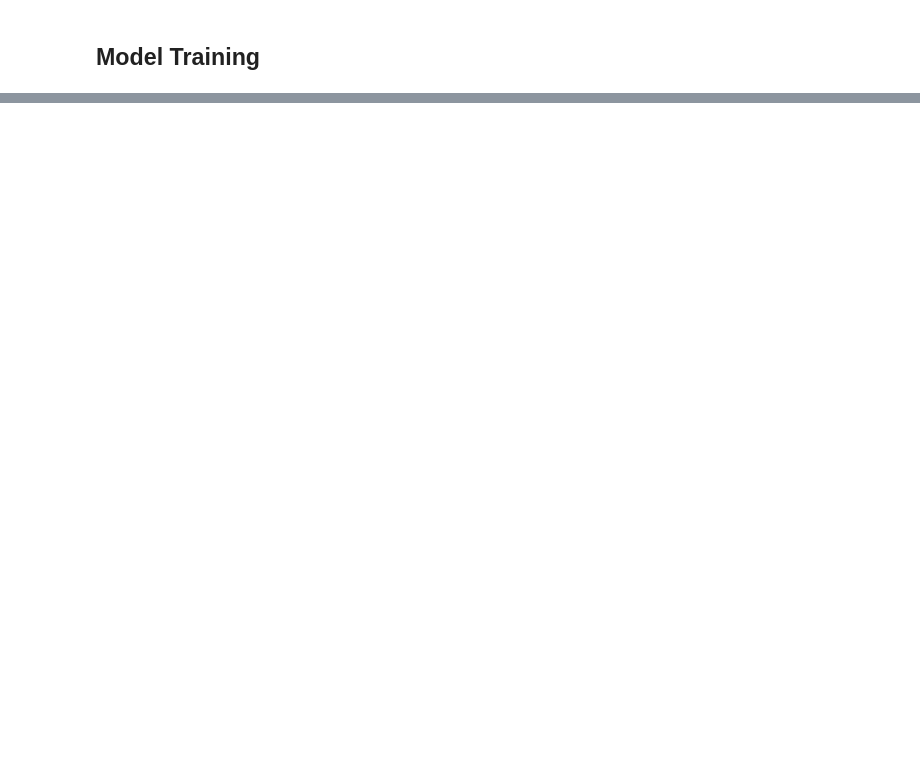
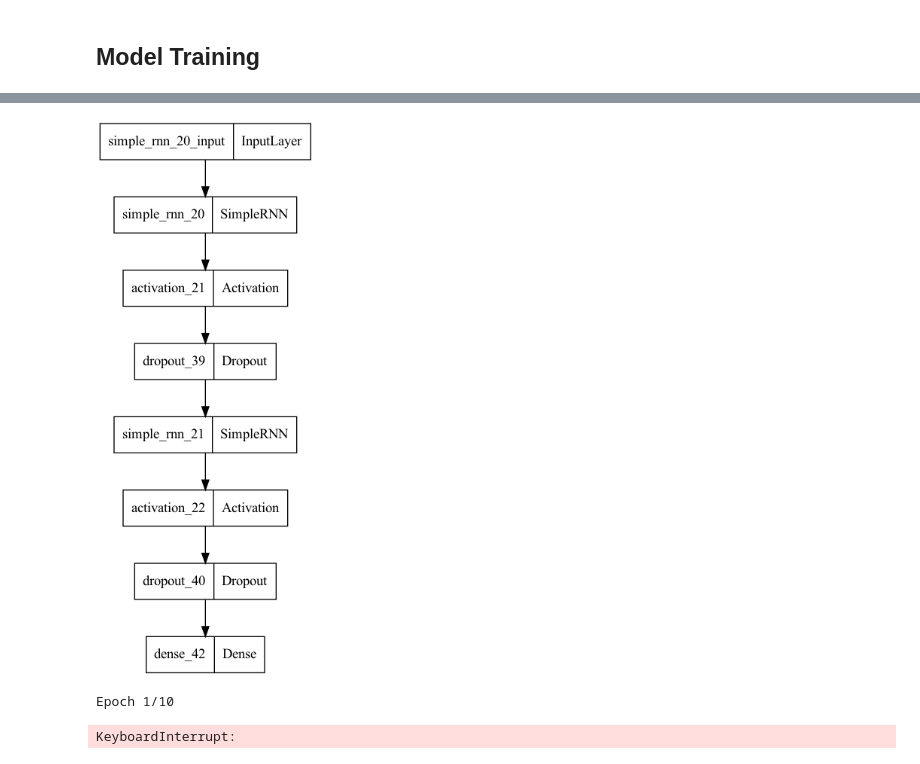
Before and after one commit to raydiwill/dsa-4-action-learning, a Jupyter notebook: notebooks/deeplearning.ipynb, the cells around one changed output, grey strips where cells are left out. Drawn from its saved outputs; the diff is of its cells as text; code cells hidden in the pictures; blank space fills up the shorter version.

```diff
--- a/notebooks/deeplearning.ipynb
+++ b/notebooks/deeplearning.ipynb
@@ -117,6 +292,6 @@ plot_model(model)
 # %%
 #optimizer = tf.keras.optimizers.legacy.Adam(learning_rate=0.001, clipvalue=0.5)
-model.compile(optimizer='adam', loss='binary_crossentropy', metrics=['accuracy'])
+dnn.compile(optimizer='adam', loss='binary_crossentropy', metrics=['accuracy'])
 # %%
 with tf.device('/cpu:0'):
-    model.fit(X_train_processed, y_train, epochs=10, batch_size=64, validation_data=(X_test_processed, y_test))
+    dnn.fit(X_train_processed, y_train, epochs=10, batch_size=64, validation_split=0.1) #validation_data=(X_test_processed, y_test))
@@ -129,0 +340,14 @@ print(f"Test Loss: {loss}, Test Accuracy: {accuracy}")
+# %%
+rnn = Sequential()
+
+rnn.add(SimpleRNN(4, return_sequences=True, input_shape=(X_train_processed.shape[1], 1)))
+rnn.add(Activation(swish))
+rnn.add(Dropout(0.2))
+
+rnn.add(SimpleRNN(4, return_sequences=True))
+rnn.add(Activation(swish))
+rnn.add(Dropout(0.2))
+
+# Output layer for binary classification
+rnn.add(Dense(1, activation='sigmoid'))
+rnn.summary()
@@ -129,0 +372,4 @@ print(f"Test Loss: {loss}, Test Accuracy: {accuracy}")
+# %%
+plot_model(rnn, to_file="../rnn.png")
+# %% [output]
+[figure, added]
@@ -129,0 +378,5 @@ print(f"Test Loss: {loss}, Test Accuracy: {accuracy}")
+# %%
+rnn.fit(X_train_processed, y_train, epochs=10, batch_size=64, validation_split=0.05)
+# %% [output]
+Epoch 1/10
+KeyboardInterrupt:
```
Also changed, not shown: parts of 40 cells of this notebook.
